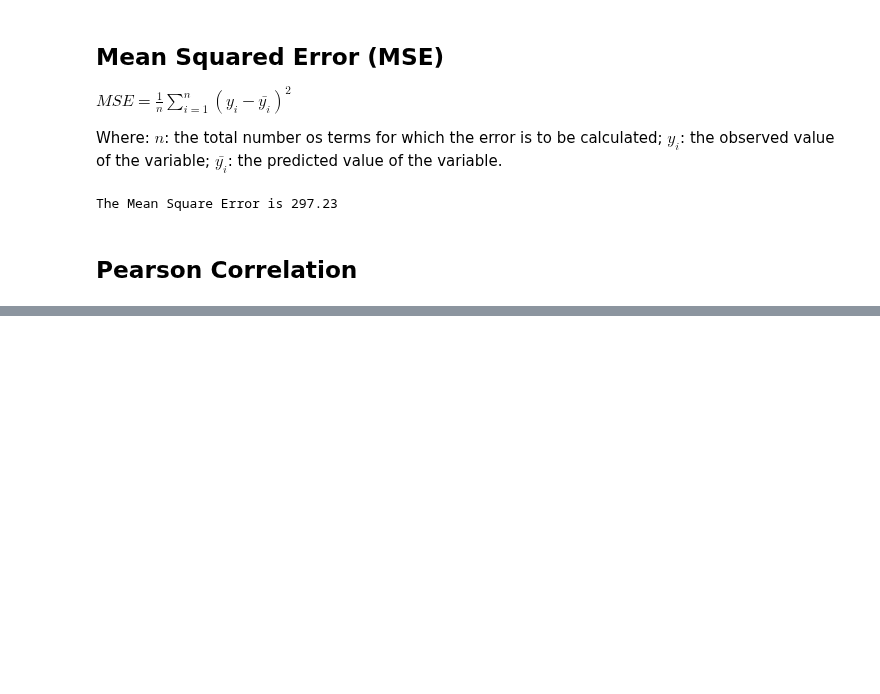
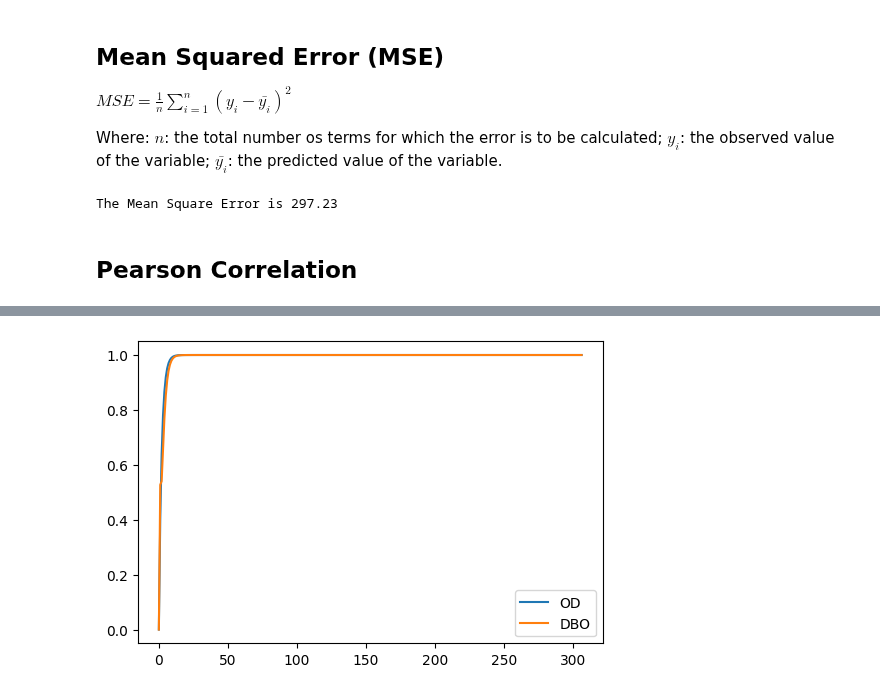
Before and after one commit to CostaNathan/doctorate, a Jupyter notebook: cynara-vai-dar-tudo-certo.ipynb, the cells around one changed output, grey strips where cells are left out. Saved outputs shown, nothing was run; the diff lists cells and outputs as text; code cells hidden in the pictures; blank space fills up the shorter version.

```diff
--- a/cynara-vai-dar-tudo-certo.ipynb
+++ b/cynara-vai-dar-tudo-certo.ipynb
@@ -392,0 +407,82 @@ Correlação de Pearson:
+# %%
+# Teste https://www.youtube.com/watch?v=VV3BnroVjZo&ab_channel=APMonitor.com
+import numpy as np
+from scipy.integrate import odeint
+
+v_sed = dados_barragem['Vel. Vento média (m/s)']
+
+print(len(v_sed))
+
+
+# Função pro odeint
+def model(z, t, temp, v_sed):
+    P_org = z[0]
+    P_ing = z[1]
+
+    # Variáveis
+
+    ##########
+    k_mineral_20 = 1
+    θ = 1
+    α = 1
+    k_mineral_s = 1
+
+    k_mineral = k_mineral_20 * θ ** (temp - 20) * (α / (α + k_mineral_s))
+    ##########
+
+    ##########
+    H = 1
+
+    k_prec = v_sed / H
+    k_prec = 1
+    ##########
+
+    r_pa = 0.5
+    f_op = 0.5
+    k_ra = 1
+
+    # Fósforo orgânico:
+    dP_orgdt_1 = r_pa * k_ra * f_op * α
+    dP_orgdt_2 = r_pa * k_ra * f_op * α
+    dP_orgdt_3 = - k_mineral * P_org
+
+    dP_orgdt = dP_orgdt_1 + dP_orgdt_2 + dP_orgdt_3
+
+    # Fósforo inorgânico:
+    dP_ingdt_1 = r_pa * k_ra * (1 - f_op) * P_org
+    dP_ingdt_2 = r_pa * k_ra * (1 - f_op) * P_org
+    dP_ingdt_3 = k_mineral * P_org
+    dP_ingdt_4 = - k_prec * P_ing
+
+    dP_ingdt = dP_ingdt_1 + dP_ingdt_2 + dP_ingdt_3 + dP_ingdt_4
+
+    return [dP_orgdt, dP_ingdt]
+
+
+# Condição inicial
+z0 = [0.01, 1]
+
+# Marcha no tempo
+n = len(T)
+t = np.linspace(0, n, n)
+temp = np.array(T)
+v_sed = np.array(v_sed)
+
+
+P_org = np.zeros(n)
+P_ing = np.zeros(n)
+
+# Resolvendo a EDO
+for i in range(1, n):
+    tspan = [t[i - 1], t[i]]
+    z = odeint(model, z0, t, args=(temp[i], v_sed[i]))
+    z0 = z[1]
+    P_org[i] = z0[0]
+    P_ing[i] = z0[1]
+
+plt.figure(dpi=100)
+plt.plot(t, P_org, label='OD')
+plt.plot(t, P_ing, label='DBO')
+plt.legend()
+plt.show()
+# %% [output]
@@ -392,0 +490 @@ Correlação de Pearson:
+[figure, added]
```
Also changed, not shown: parts of 5 cells of this notebook.
